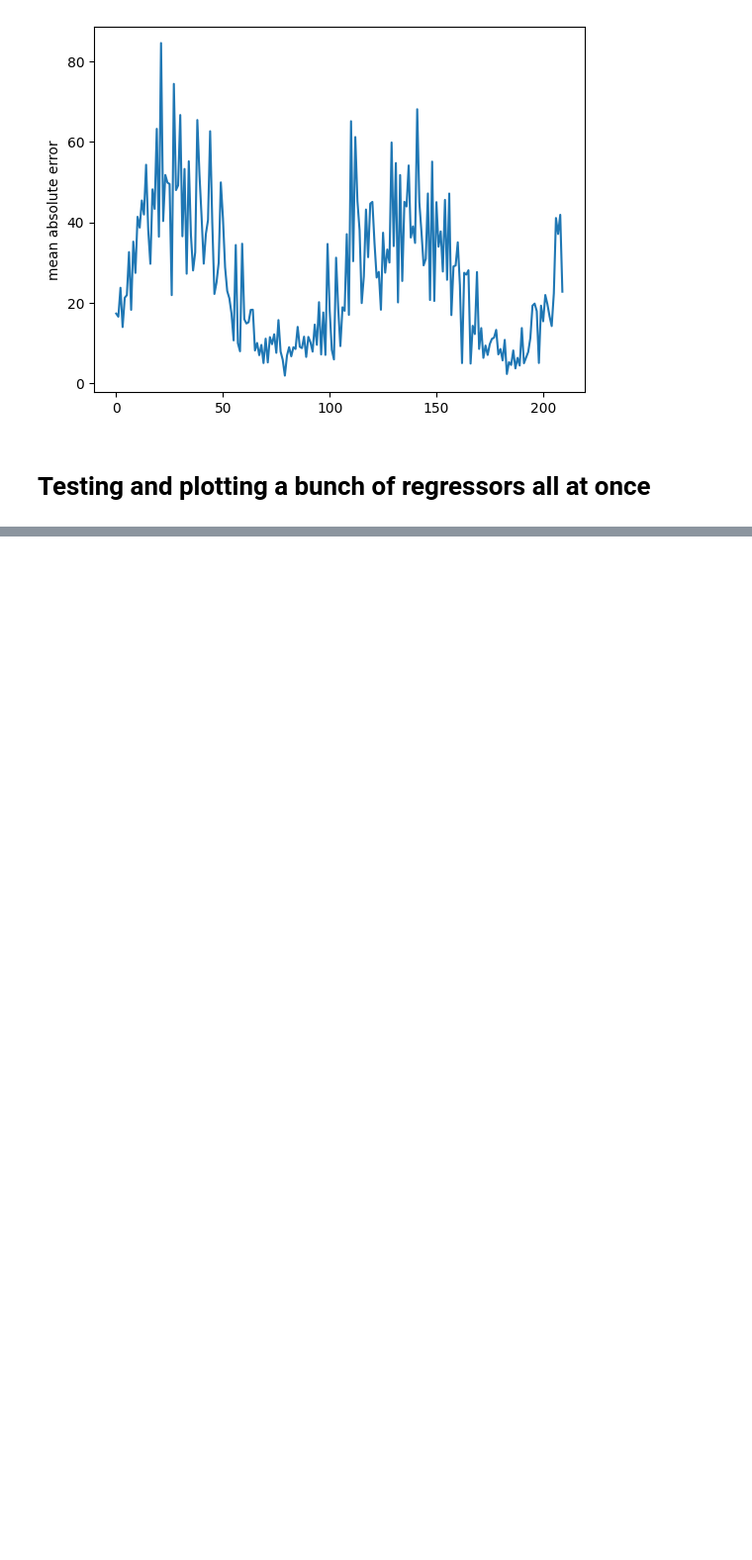
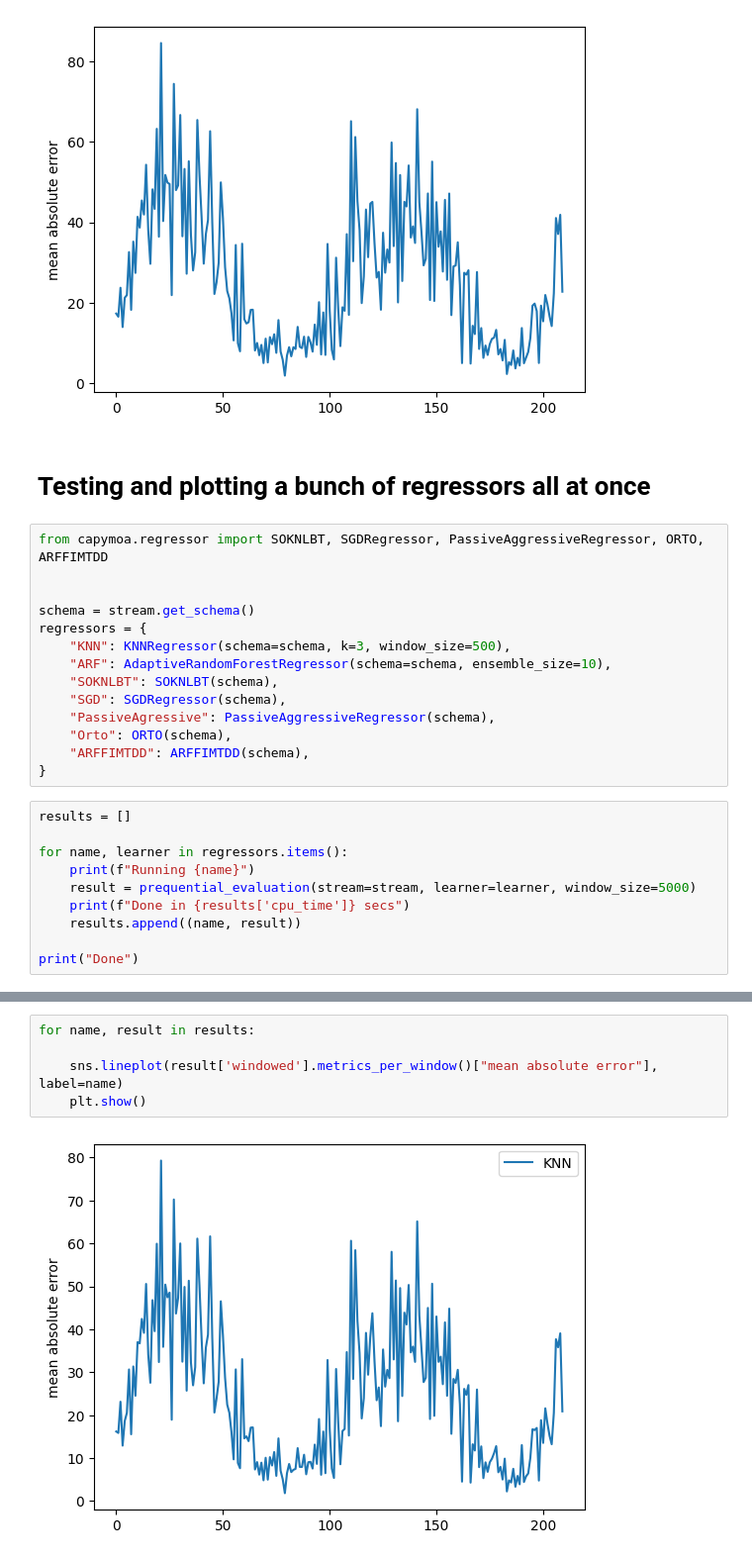
Before and after one commit to bertkdowns/data-streams-hackathon, a Jupyter notebook: tests.ipynb, the cells around one changed output, grey strips where cells are left out. Shown: that part at 99% size. Saved outputs shown, nothing was run; the diff lists cells and outputs as text; blank space fills up the shorter version.

```diff
--- a/tests.ipynb
+++ b/tests.ipynb
@@ -128,3 +129,27 @@ sns.lineplot(results_knn['windowed'].metrics_per_window()["mean absolute error"]
 [figure]
 # %% [markdown]
 # Testing and plotting a bunch of regressors all at once
+# %%
+from capymoa.regressor import SOKNLBT, SGDRegressor, PassiveAggressiveRegressor, ORTO, ARFFIMTDD
+
+
+schema = stream.get_schema()
+regressors = {
+    "KNN": KNNRegressor(schema=schema, k=3, window_size=500),
+    "ARF": AdaptiveRandomForestRegressor(schema=schema, ensemble_size=10),
+    "SOKNLBT": SOKNLBT(schema),
+    "SGD": SGDRegressor(schema),
+    "PassiveAgressive": PassiveAggressiveRegressor(schema),
+    "Orto": ORTO(schema),
+    "ARFFIMTDD": ARFFIMTDD(schema),
+}
+# %%
+results = []
+
+for name, learner in regressors.items():
+    print(f"Running {name}")
+    result = prequential_evaluation(stream=stream, learner=learner, window_size=5000)
+    print(f"Done in {results['cpu_time']} secs")
+    results.append((name, result))
+
+print("Done")
@@ -130,0 +165,7 @@ sns.lineplot(results_knn['windowed'].metrics_per_window()["mean absolute error"]
+# %%
+for name, result in results:
+
+    sns.lineplot(result['windowed'].metrics_per_window()["mean absolute error"], label=name)
+    plt.show()
+# %% [output]
+[figure, added]
```
Also changed, not shown: parts of 4 cells of this notebook, 1 other file.
